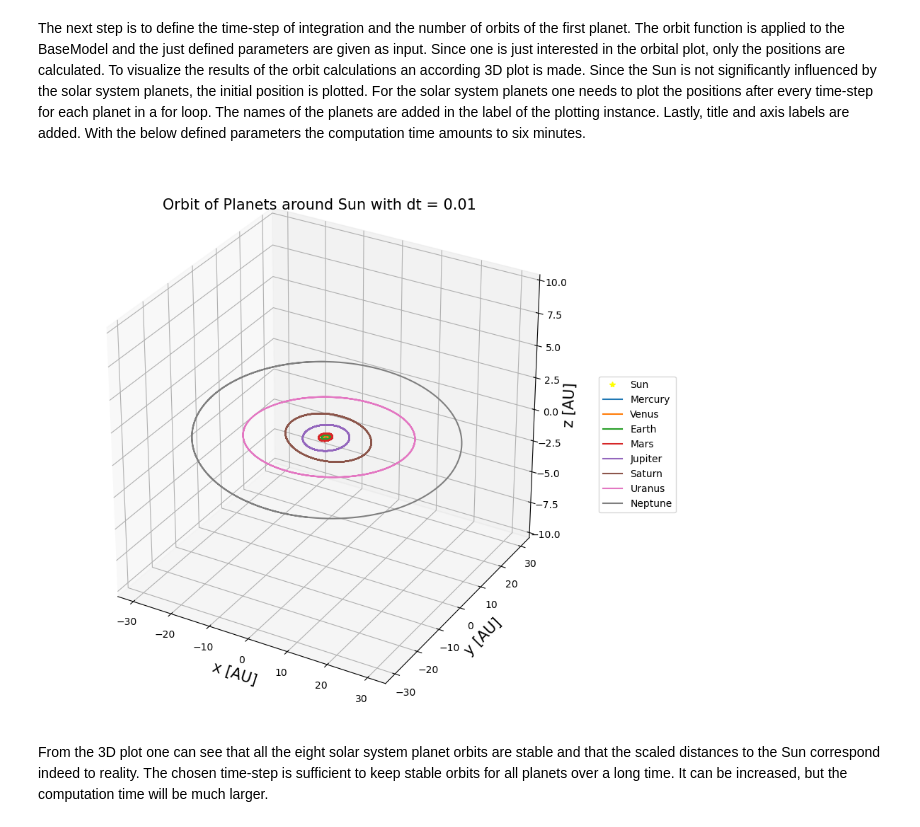
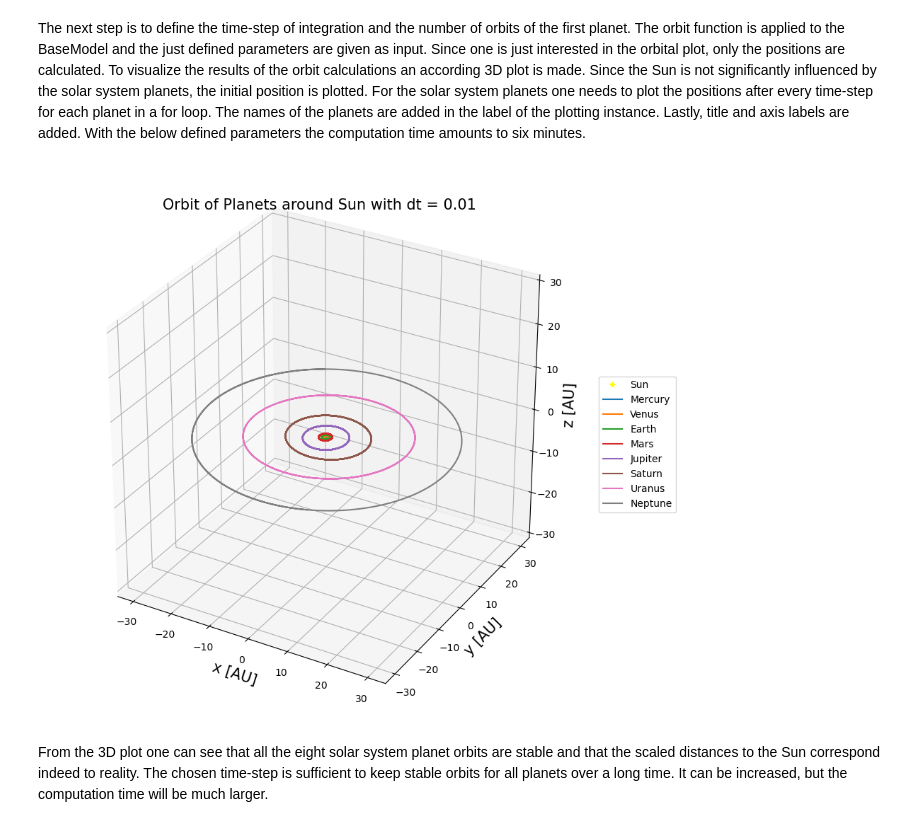
Before and after one commit to Lukas-Orion/NOrbit, a Jupyter notebook: NOrbit example.ipynb, the cells around one changed output. Drawn from its saved outputs; the diff is of its cells as text; code cells hidden in the pictures.

```diff
--- a/NOrbit example.ipynb
+++ b/NOrbit example.ipynb
@@ -29,28 +29,28 @@ The next step is to define the time-step of integration and the number of orbits
 # %%
 dt = 1/100 # time-step of integration
 n_orbits = 1000 # number of orbits of first planet (Merkury) around Sun
 
 solar_system_positions = solar_system.orbit(dt = dt, n_orbits = n_orbits)[0] # orbital position calculations for planets and Sun
 
 fig = plt.figure(figsize = (10, 10))
 ax = plt.axes(projection = "3d")
 
 # position of Sun
 ax.plot3D(solar_system_positions[:, 0, 0], solar_system_positions[:, 0, 1], solar_system_positions[:, 0, 2], "*", color = "yellow", label = "Sun")
 
 for i in range(len(planets_solar_system)):
     # orbital position evolution of planets
     ax.plot3D(solar_system_positions[:, i + 1, 0], solar_system_positions[:, i + 1, 1], solar_system_positions[:, i + 1, 2], label = f"{ss_names[i]}")
 
 ax.set_title(f"Orbit of Planets around Sun with dt = {dt}", fontsize = 15)
 ax.set_xlabel("x [AU]", fontsize = 15)
 ax.set_ylabel("y [AU]", fontsize = 15)
 ax.set_zlabel("z [AU]", fontsize = 15)
-ax.set_zlim3d(-10, 10)
+ax.set_zlim3d(-30, 30) # z-axis scaled
 ax.legend(loc = "center left", bbox_to_anchor = (1, 0.5))
 plt.show()
 # %% [output]
-[figure, old version]
+[figure, new version]
 # %% [markdown]
 From the 3D plot one can see that all the eight solar system planet orbits are stable and that the scaled distances to the Sun correspond indeed to reality. The chosen time-step is sufficient to keep stable orbits for all planets over a long time. It can be increased, but the computation time will be much larger.
 # %% [markdown]
```
Also changed, not shown: parts of 1 cell of this notebook, 2 other files.
